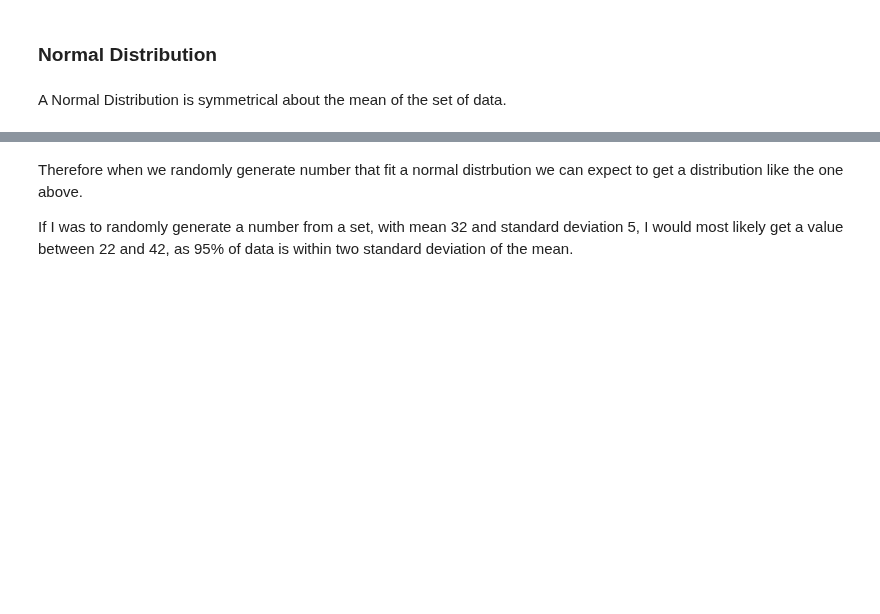
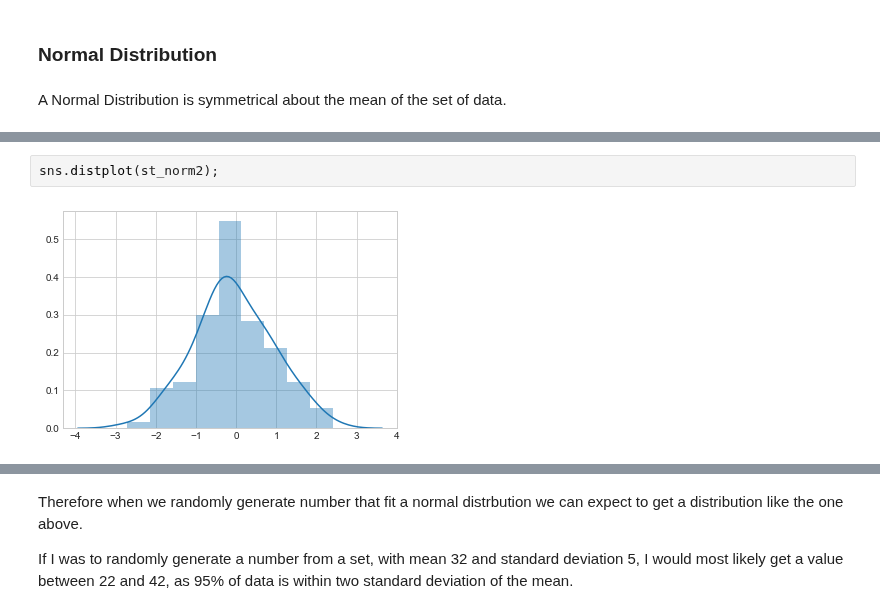
Before and after one commit to MarionMcG/numpy.random, a Jupyter notebook: numpy-random.ipynb, the cells around one changed output, grey strips where cells are left out. Drawn from its saved outputs; the diff is of its cells as text; blank space fills up the shorter version.

```diff
--- a/numpy-random.ipynb
+++ b/numpy-random.ipynb
@@ -450,0 +467,4 @@ plt.show()
+# %%
+sns.distplot(st_norm2);
+# %% [output]
+[figure, added]
```
Also changed, not shown: parts of 19 cells of this notebook.
